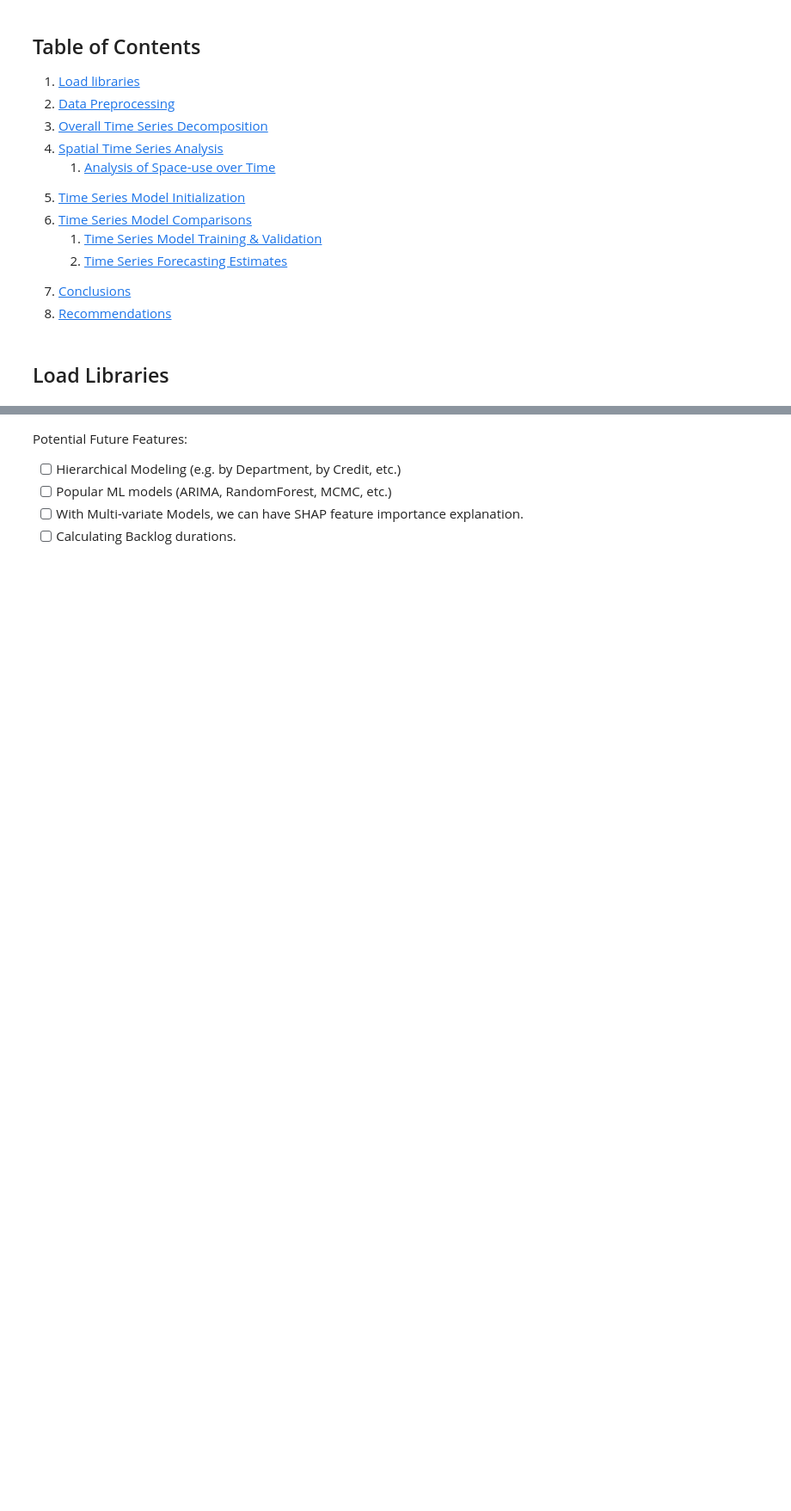
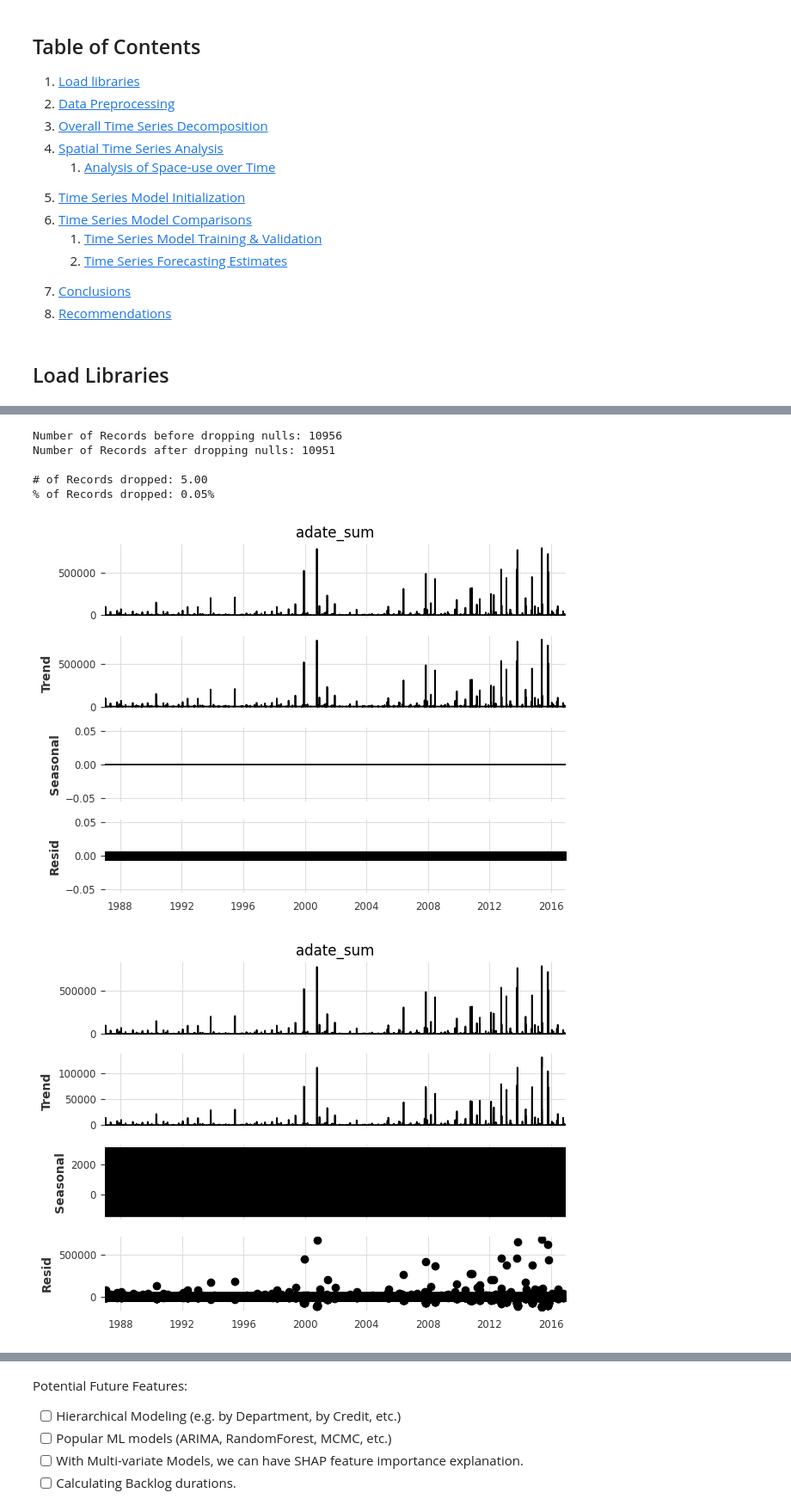
Before and after one commit to marisol-yake/MMM-museum-analytics, a Jupyter notebook: examples/NYC_MoMA_Example/Collections Time Series Forecasting.ipynb, the cells around one changed output, grey strips where cells are left out. Shown at 86% size. Drawn from its saved outputs; the diff is of its cells as text; code cells hidden in the pictures; blank space fills up the shorter version.

```diff
--- a/examples/NYC_MoMA_Example/Collections Time Series Forecasting.ipynb
+++ b/examples/NYC_MoMA_Example/Collections Time Series Forecasting.ipynb
@@ -88,2 +241,37 @@ sns.lmplot(x = "obj_num", y = "acc_sum", hue = "category", data = data)
+# %%
+# Dataset comparison - Record Loss
+records = adate_groupby.shape[0]
+final_dataset = adate_groupby.dropna().drop_duplicates("acquisition_date")
+# final_dataset = final_dataset.drop(columns = ["weekday", "date"])
+no_nulls = final_dataset.shape[0]
+# %%
+print("Number of Records before dropping nulls:", records)
+print("Number of Records after dropping nulls:", no_nulls)
+print("\n# of Records dropped: {:.2f}".format(np.abs(no_nulls - records)))
+print("% of Records dropped: {:.2f}%".format((records - no_nulls) / (records)*100))
+# %% [output]
+Number of Records before dropping nulls: 10956
+Number of Records after dropping nulls: 10951
+
+# of Records dropped: 5.00
+% of Records dropped: 0.05%
+# %%
+# Non-count variables
+exogenous_columns = [
+    # "day_of_month", "week_of_month", "month", "weekday",
+    "department", "credit_group", "storage_group",
+    "adate_sum_lag_1", "adate_sum_lag_2", "adate_sum_lag_3",
+    "adate_sum_lag_4", "adate_sum_lag_5"
+]
+final_dataset["acquisition_date"] = pd.to_datetime(final_dataset["acquisition_date"])
+exogenous_series = TimeSeries.from_dataframe(final_dataset, "acquisition_date", exogenous_columns, fill_missing_dates=True, freq="D")
+target_series = TimeSeries.from_dataframe(final_dataset, "acquisition_date",  "adate_sum", fill_missing_dates=True, freq="D")
 # %%
 # Overall TS Decomposition
+for days in [1, 7, 30, 365, (365 * 2)]:  # Plotting against daily observations with daily, weekly, monthly, yearly, and bi-yearly seasonality respectively.
+    ts_data = final_dataset.set_index("acquisition_date").sort_index()["adate_sum"]
+    decomp = sm.tsa.seasonal_decompose(ts_data, period = days)
+    decomp.plot();
+# %% [output]
+[figure, added]
+[figure, added]
```
Also changed, not shown: parts of 22 cells of this notebook.
